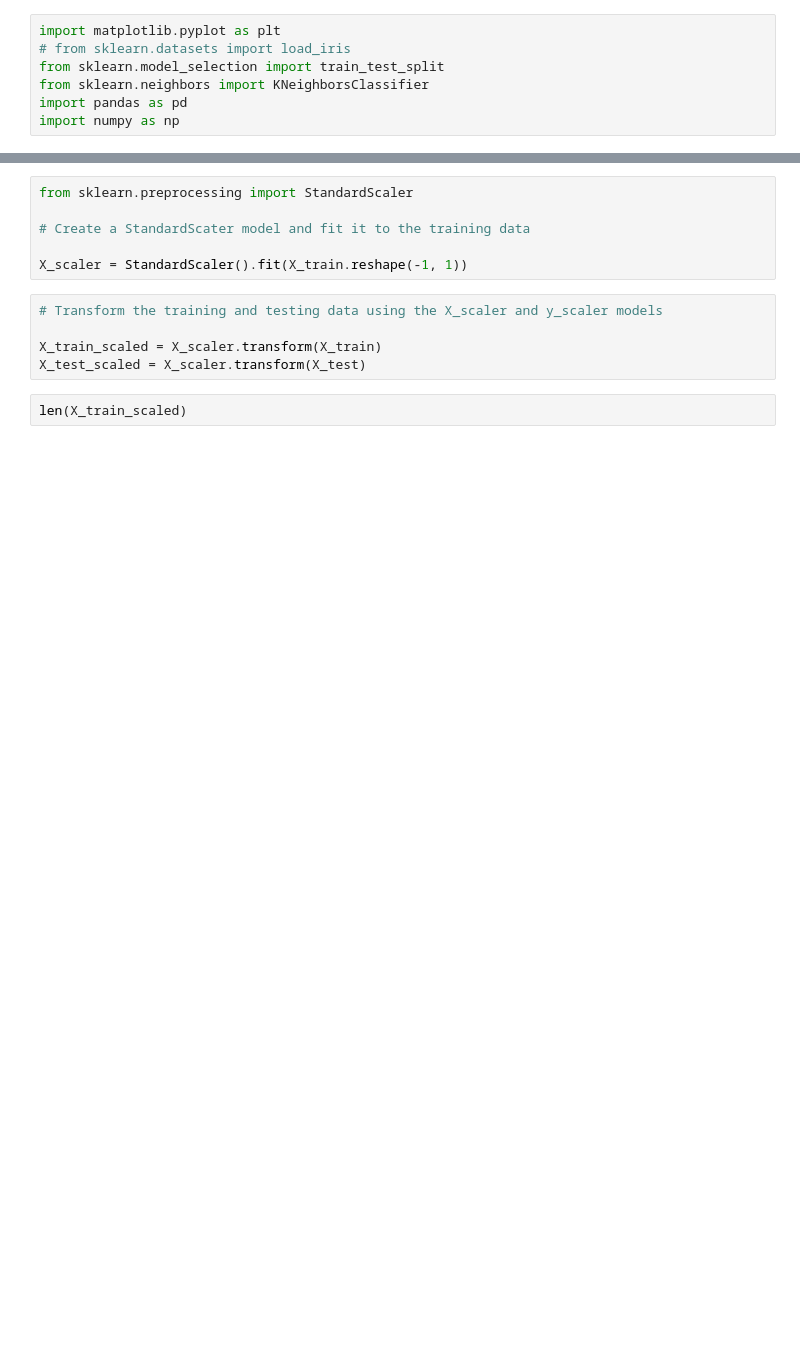
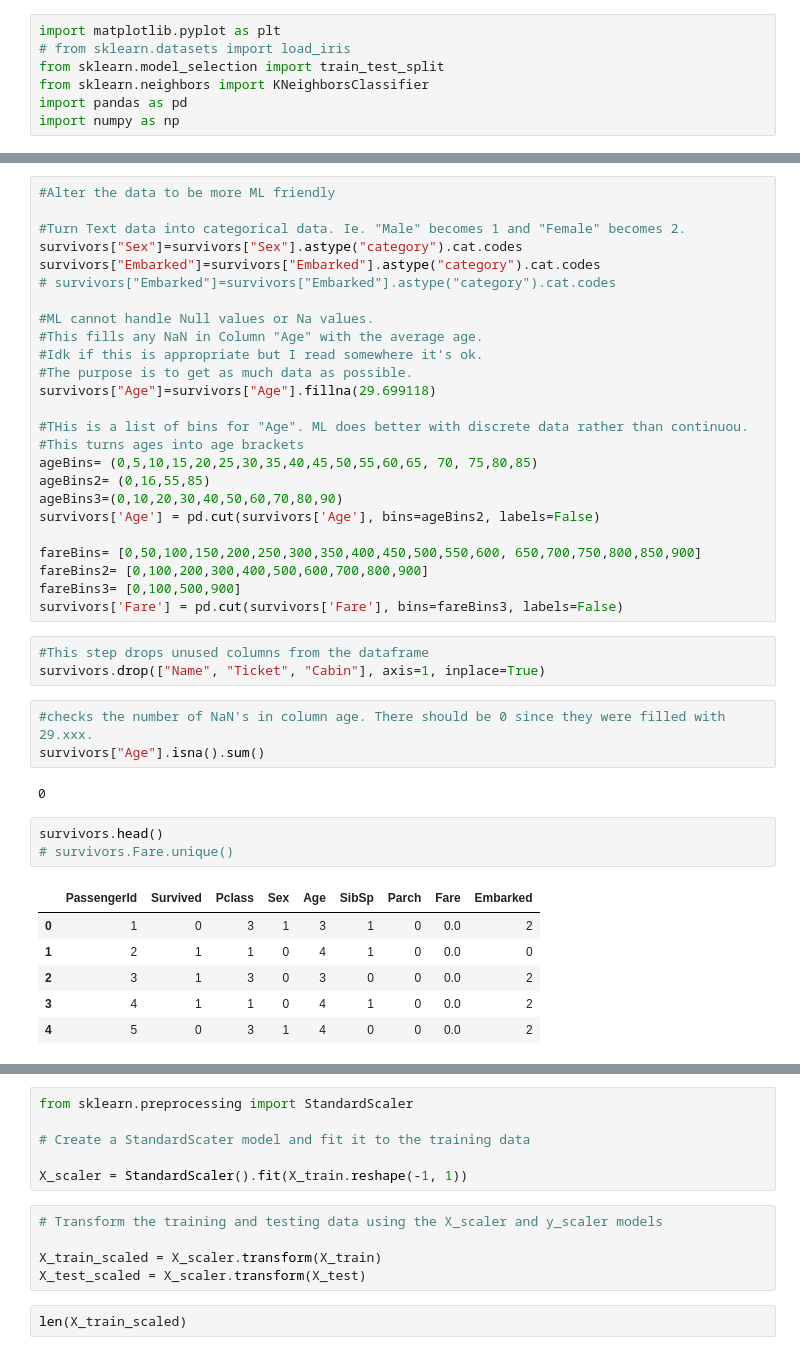
Before and after one commit to warnerm06/titanic, a Jupyter notebook: titanic_KNN.ipynb, the cells around one changed output, grey strips where cells are left out. Cells and saved outputs as stored; diff of their text form; blank space fills up the shorter version.

```diff
--- a/titanic_KNN.ipynb
+++ b/titanic_KNN.ipynb
@@ -25,2 +42,45 @@ nasurvivors=survivors.dropna()
+# %%
+#Alter the data to be more ML friendly
+
+#Turn Text data into categorical data. Ie. "Male" becomes 1 and "Female" becomes 2.
+survivors["Sex"]=survivors["Sex"].astype("category").cat.codes
+survivors["Embarked"]=survivors["Embarked"].astype("category").cat.codes
+# survivors["Embarked"]=survivors["Embarked"].astype("category").cat.codes
+
+#ML cannot handle Null values or Na values.
+#This fills any NaN in Column "Age" with the average age.
+#Idk if this is appropriate but I read somewhere it's ok.
+#The purpose is to get as much data as possible.
+survivors["Age"]=survivors["Age"].fillna(29.699118)
+
+#THis is a list of bins for "Age". ML does better with discrete data rather than continuou.
+#This turns ages into age brackets
+ageBins= (0,5,10,15,20,25,30,35,40,45,50,55,60,65, 70, 75,80,85)
+ageBins2= (0,16,55,85)
+ageBins3=(0,10,20,30,40,50,60,70,80,90)
+survivors['Age'] = pd.cut(survivors['Age'], bins=ageBins2, labels=False)
+
+fareBins= [0,50,100,150,200,250,300,350,400,450,500,550,600, 650,700,750,800,850,900]
+fareBins2= [0,100,200,300,400,500,600,700,800,900]
+fareBins3= [0,100,500,900]
+survivors['Fare'] = pd.cut(survivors['Fare'], bins=fareBins3, labels=False)
+# %%
+#This step drops unused columns from the dataframe
+survivors.drop(["Name", "Ticket", "Cabin"], axis=1, inplace=True)
+# %%
+#checks the number of NaN's in column age. There should be 0 since they were filled with 29.xxx.
+survivors["Age"].isna().sum()
+# %% [output]
+0
+# %%
+survivors.head()
+# survivors.Fare.unique()
+# %% [output]
+|  | PassengerId | Survived | Pclass | Sex | Age | SibSp | Parch | Fare | Embarked |
+| 0 | 1 | 0 | 3 | 1 | 3 | 1 | 0 | 0.0 | 2 |
+| 1 | 2 | 1 | 1 | 0 | 4 | 1 | 0 | 0.0 | 0 |
+| 2 | 3 | 1 | 3 | 0 | 3 | 0 | 0 | 0.0 | 2 |
+| 3 | 4 | 1 | 1 | 0 | 4 | 1 | 0 | 0.0 | 2 |
+| 4 | 5 | 0 | 3 | 1 | 4 | 0 | 0 | 0.0 | 2 |
 # %%
 # Assign the data to X and y
```
Also changed, not shown: parts of 12 cells of this notebook, 6 other files.
